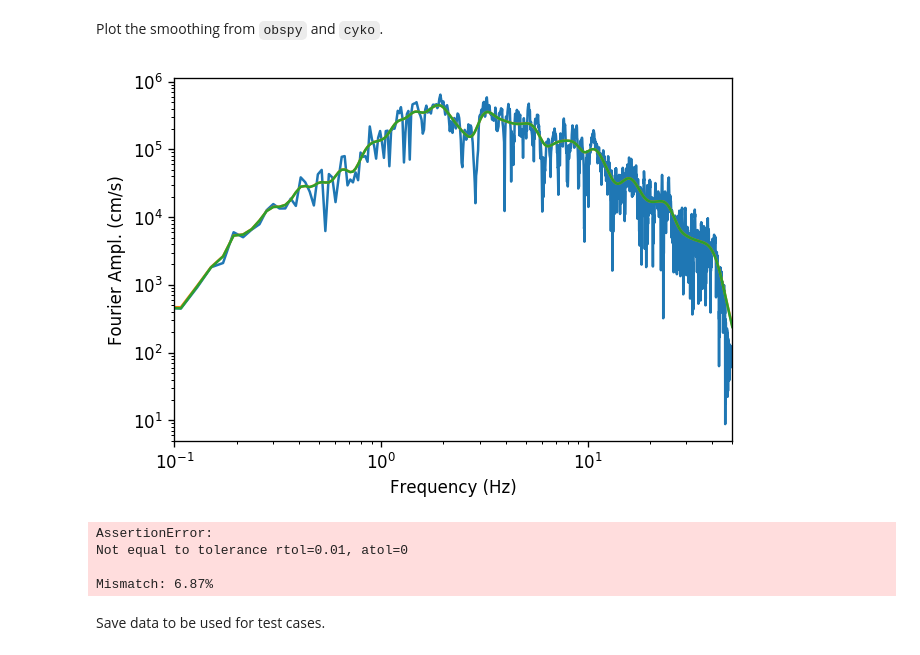
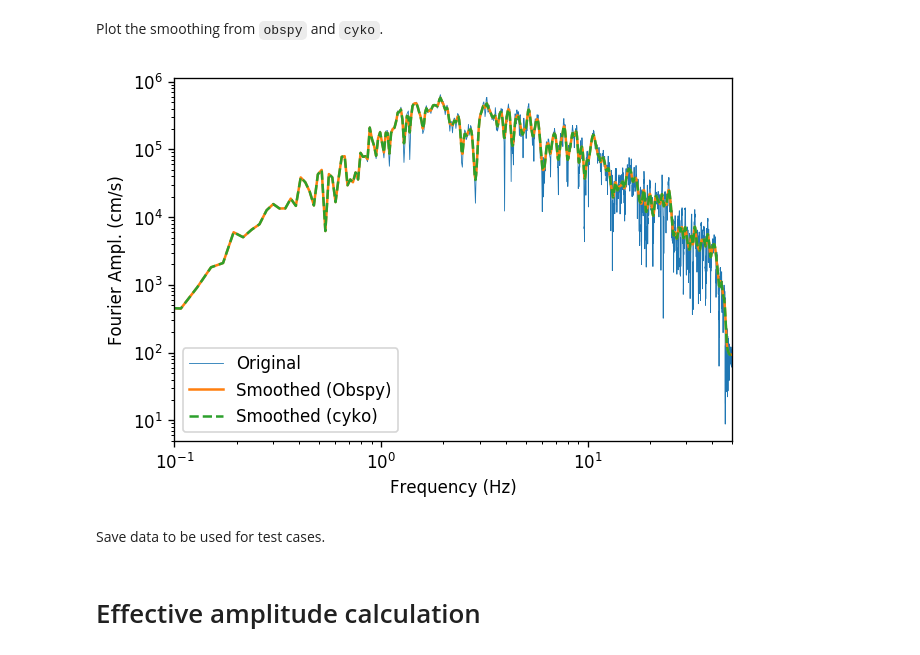
Before and after one commit to arkottke/pykooh, a Jupyter notebook: example.ipynb, the cells around one changed output. Cells and saved outputs as stored; diff of their text form; code cells hidden in the pictures.

```diff
--- a/example.ipynb
+++ b/example.ipynb
@@ -29,33 +31,25 @@ freqs = np.fft.rfftfreq(len(trace), d=trace.stats['delta'])
 ko_freqs = np.logspace(-1, 2, num=301)
 ko_freqs = ko_freqs[(freqs[0] < ko_freqs) & (ko_freqs < freqs[-1])]
 
-bandwidth = 30
-
-ko_amps = konno_ohmachi_smoothing(fourier_amps, freqs, bandwidth, normalize=True)
+b = 188.5
+ko_amps = konno_ohmachi_smoothing(fourier_amps, freqs, b, normalize=True)
 # %%
-cyko_amps = cyko.smooth(freqs, freqs, fourier_amps, bandwidth)
+cyko_amps = cyko.smooth(freqs, freqs, fourier_amps, b)
 # %% [markdown]
 Plot the smoothing from `obspy` and `cyko`.
 # %%
 fig, ax = plt.subplots()
-ax.plot(freqs, fourier_amps, label='Original')
+ax.plot(freqs, fourier_amps, label='Original', linewidth=0.5)
 ax.plot(freqs, ko_amps, label='Smoothed (Obspy)')
-ax.plot(freqs, cyko_amps, label='Smoothed (cyko)')
+ax.plot(freqs, cyko_amps, label='Smoothed (cyko)', linestyle='--')
 ax.set(
     xlabel='Frequency (Hz)', xscale='log', xlim=(0.1, 50),
     ylabel='Fourier Ampl. (cm/s)', yscale='log'
 )
+ax.legend()
 fig;
 # %% [output]
-[figure, old version]
+[figure, new version]
-# %%
-mask = (freqs > 0.2)
-np.testing.assert_allclose(ko_amps[mask], cyko_amps[mask], rtol=0.01)
-# %% [output]
-AssertionError:
-Not equal to tolerance rtol=0.01, atol=0
-
-Mismatch: 6.87%
 # %% [markdown]
 Save data to be used for test cases.
 # %%
@@ -66 +60,3 @@ np.savez(
 )
+# %% [markdown]
+# Effective amplitude calculation
```
Also changed, not shown: parts of 9 cells of this notebook, 5 other files.
